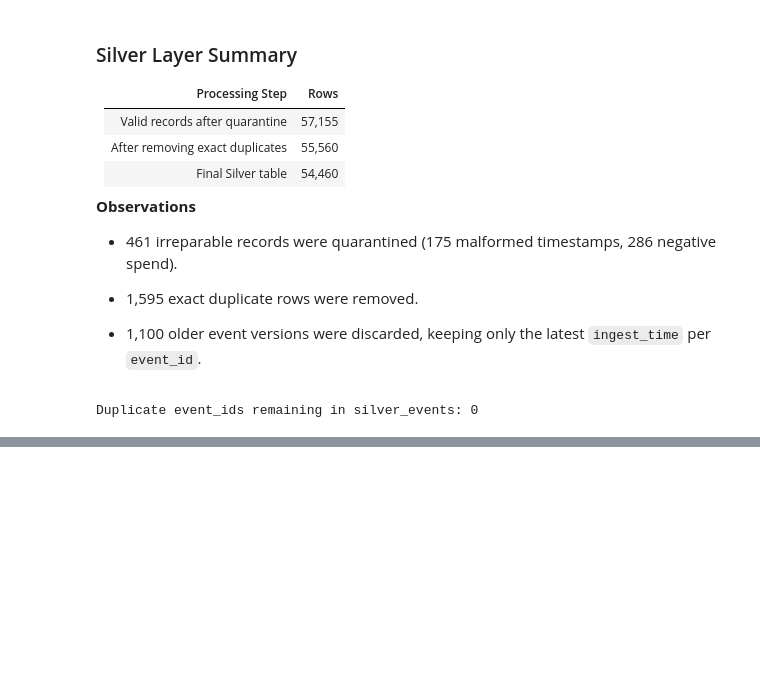
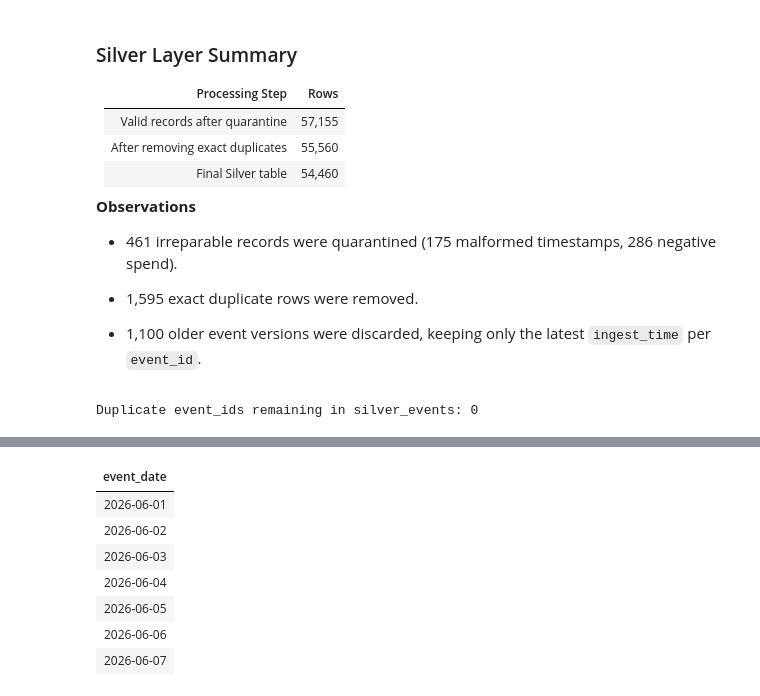
Before and after one commit to Lekhapriyadharshini/lekhapriyadharshini-data-engineering, a Jupyter notebook: projects/01-medallion-data-pipeline/notebooks/DSP_Medallion_Pipeline.ipynb, the cells around one changed output, grey strips where cells are left out. Cells and saved outputs as stored; diff of their text form; code cells hidden in the pictures; blank space fills up the shorter version.

```diff
--- a/projects/01-medallion-data-pipeline/notebooks/DSP_Medallion_Pipeline.ipynb
+++ b/projects/01-medallion-data-pipeline/notebooks/DSP_Medallion_Pipeline.ipynb
@@ -416,0 +568,11 @@ Silver Quarantine: 461
+# %%
+display(gold_daily_advertiser_spend.select("event_date").distinct().orderBy("event_date"))
+# %% [output]
+| event_date |
+| 2026-06-01 |
+| 2026-06-02 |
+| 2026-06-03 |
+| 2026-06-04 |
+| 2026-06-05 |
+| 2026-06-06 |
+| 2026-06-07 |
```
Also changed, not shown: parts of 14 cells of this notebook.
